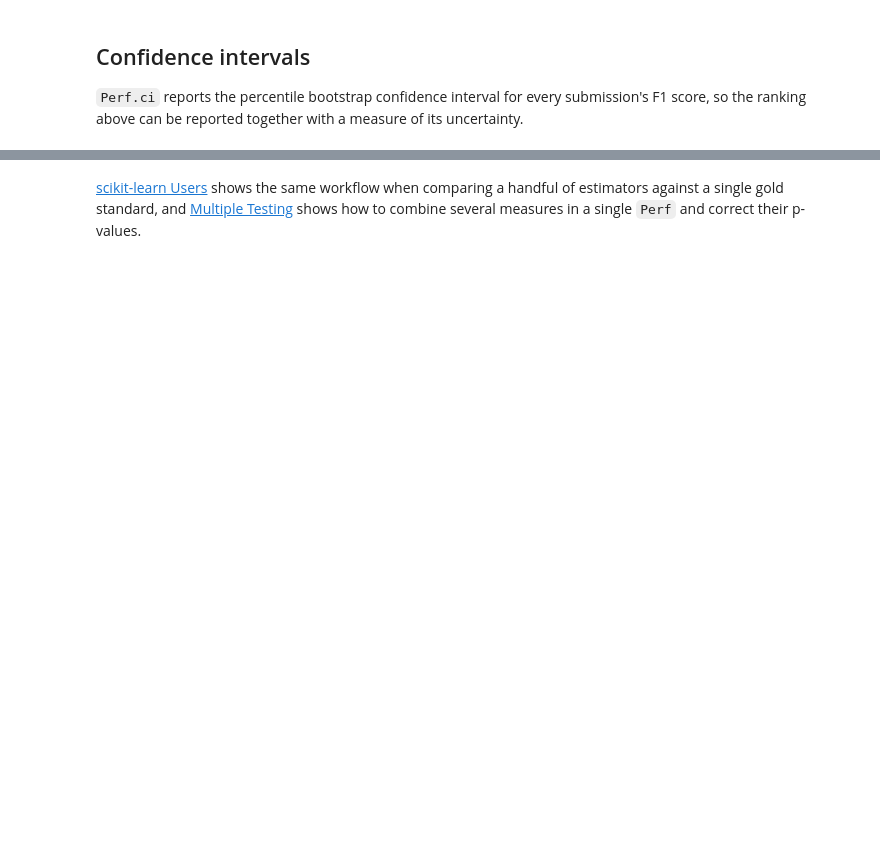
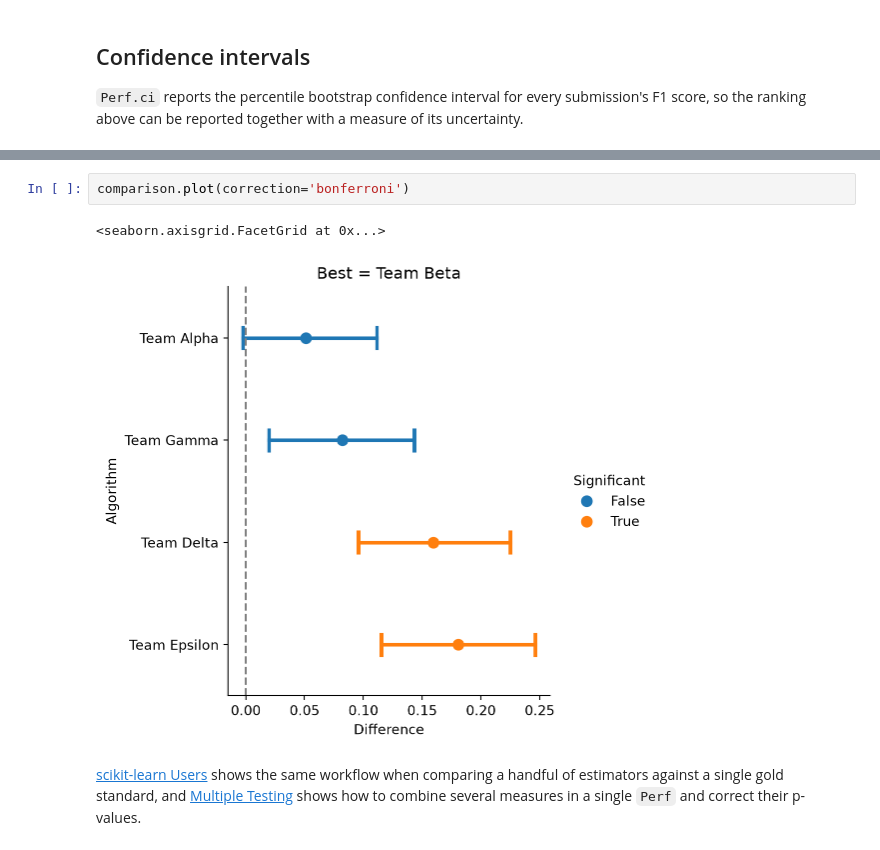
Before and after one commit to INGEOTEC/CompStats, a Jupyter notebook: quarto/pages/competition_organizers.ipynb, the cells around one changed output, grey strips where cells are left out. Saved outputs shown, nothing was run; the diff lists cells and outputs as text; blank space fills up the shorter version.

```diff
--- a/quarto/pages/competition_organizers.ipynb
+++ b/quarto/pages/competition_organizers.ipynb
@@ -112,2 +147,7 @@ comparison.plot()
+# %%
+comparison.plot(correction='bonferroni')
+# %% [output]
+<seaborn.axisgrid.FacetGrid at 0x...>
+[figure, added]
 # %% [markdown]
 [scikit-learn Users](sklearn_users.ipynb) shows the same workflow when comparing a handful of estimators against a single gold standard, and [Multiple Testing](multiple_testing.ipynb) shows how to combine several measures in a single `Perf` and correct their p-values.
```
Also changed, not shown: parts of 17 cells of this notebook, 5 other files.
